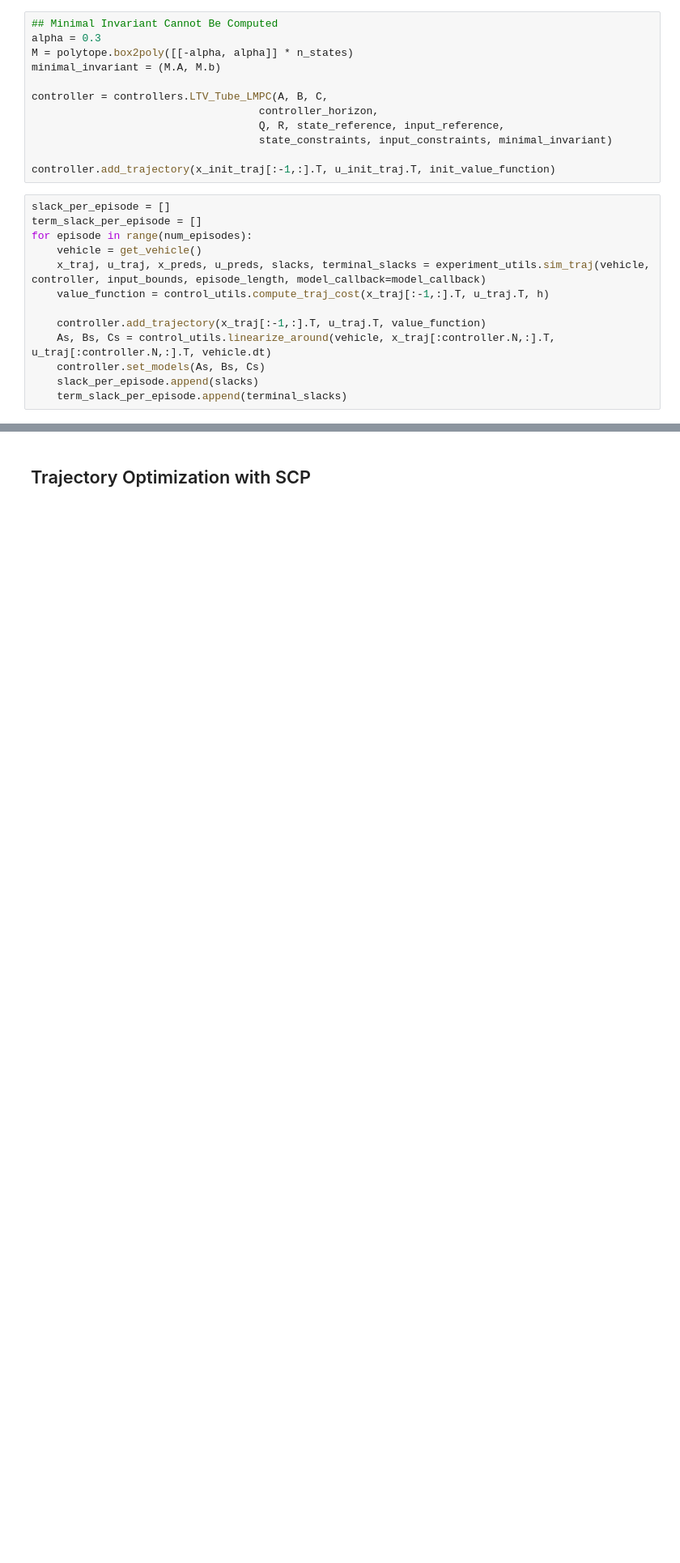
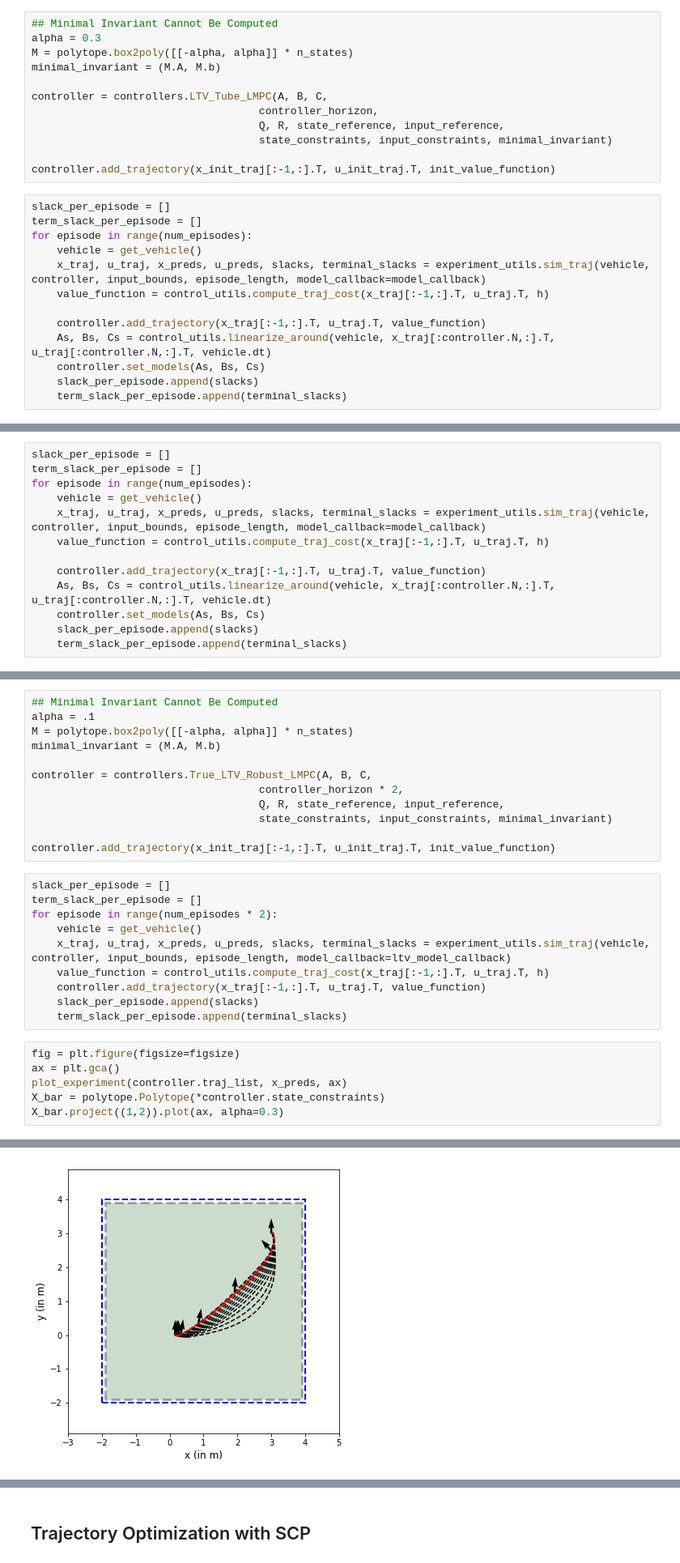
Before and after one commit to GoldeneyeRohan/prediction-uncertainty, a Jupyter notebook: LMPC Drone.ipynb, the cells around one changed output, grey strips where cells are left out. Shown at 81% size. Cells and saved outputs as stored; diff of their text form; blank space fills up the shorter version.

```diff
--- a/LMPC Drone.ipynb
+++ b/LMPC Drone.ipynb
@@ -387,0 +368,13 @@ plt.plot(ltv_tube_lmpc_costs, "k-o")
+# %%
+slack_per_episode = []
+term_slack_per_episode = []
+for episode in range(num_episodes):
+    vehicle = get_vehicle()
+    x_traj, u_traj, x_preds, u_preds, slacks, terminal_slacks = experiment_utils.sim_traj(vehicle, controller, input_bounds, episode_length, model_callback=model_callback)
+    value_function = control_utils.compute_traj_cost(x_traj[:-1,:].T, u_traj.T, h)
+
+    controller.add_trajectory(x_traj[:-1,:].T, u_traj.T, value_function)
+    As, Bs, Cs = control_utils.linearize_around(vehicle, x_traj[:controller.N,:].T, u_traj[:controller.N,:].T, vehicle.dt)
+    controller.set_models(As, Bs, Cs)
+    slack_per_episode.append(slacks)
+    term_slack_per_episode.append(terminal_slacks)
@@ -387,0 +394,29 @@ plt.plot(ltv_tube_lmpc_costs, "k-o")
+# %%
+## Minimal Invariant Cannot Be Computed
+alpha = .1
+M = polytope.box2poly([[-alpha, alpha]] * n_states)
+minimal_invariant = (M.A, M.b)
+
+controller = controllers.True_LTV_Robust_LMPC(A, B, C,
+                                    controller_horizon * 2,
+                                    Q, R, state_reference, input_reference,
+                                    state_constraints, input_constraints, minimal_invariant)
+
+controller.add_trajectory(x_init_traj[:-1,:].T, u_init_traj.T, init_value_function)
+# %%
+slack_per_episode = []
+term_slack_per_episode = []
+for episode in range(num_episodes * 2):
+    vehicle = get_vehicle()
+    x_traj, u_traj, x_preds, u_preds, slacks, terminal_slacks = experiment_utils.sim_traj(vehicle, controller, input_bounds, episode_length, model_callback=ltv_model_callback)
+    value_function = control_utils.compute_traj_cost(x_traj[:-1,:].T, u_traj.T, h)
+    controller.add_trajectory(x_traj[:-1,:].T, u_traj.T, value_function)
+    slack_per_episode.append(slacks)
+    term_slack_per_episode.append(terminal_slacks)
+# %%
+fig = plt.figure(figsize=figsize)
+ax = plt.gca()
+plot_experiment(controller.traj_list, x_preds, ax)
+X_bar = polytope.Polytope(*controller.state_constraints)
+X_bar.project((1,2)).plot(ax, alpha=0.3)
+# %% [output]
@@ -387,0 +424 @@ plt.plot(ltv_tube_lmpc_costs, "k-o")
+[figure, added]
```
Also changed, not shown: parts of 32 cells of this notebook, 2 other files.
